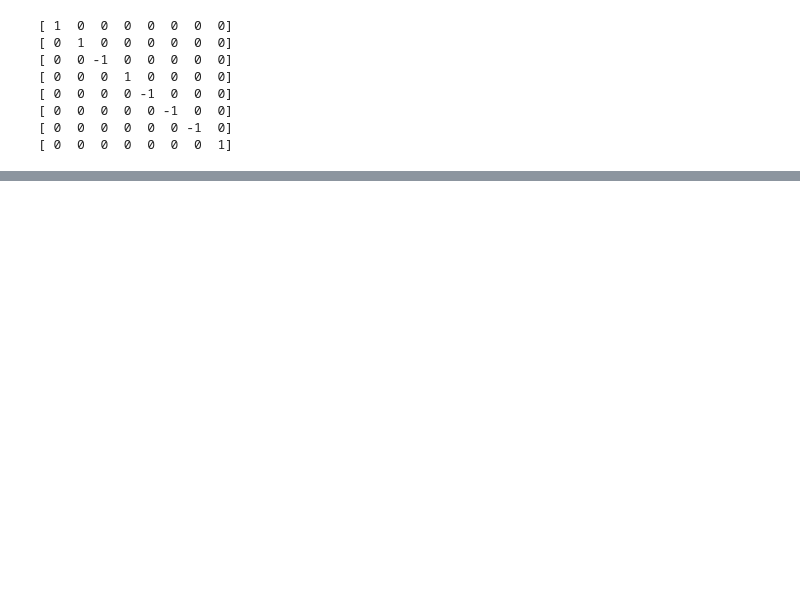
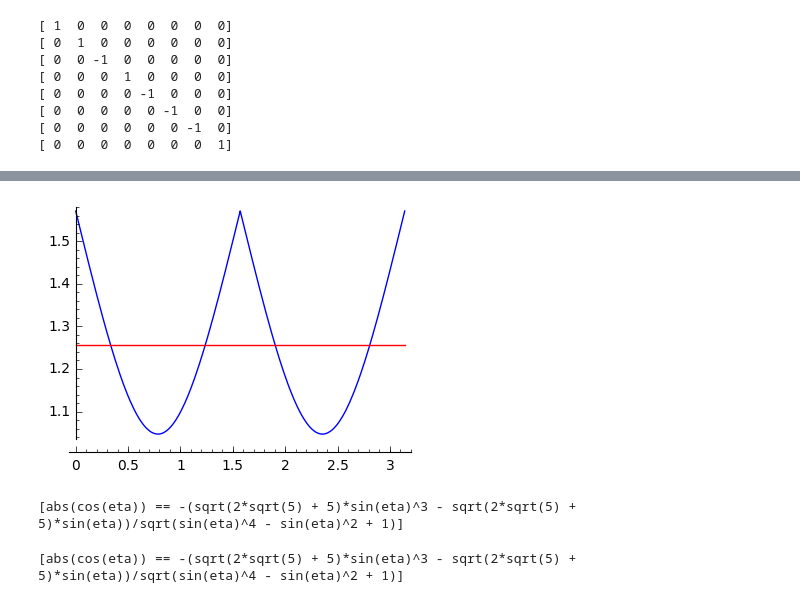
Before and after one commit to knappa/hardcore-3-interactions, a Jupyter notebook: representation.ipynb, the cells around one changed output, grey strips where cells are left out. Drawn from its saved outputs; the diff is of its cells as text; code cells hidden in the pictures; blank space fills up the shorter version.

```diff
--- a/representation.ipynb
+++ b/representation.ipynb
@@ -409,0 +378,15 @@ P.show(axes=False,figsize=6)
+# %%
+P  = plot(theta,(eta,0,pi),figsize=4)
+P += plot((pi/2)-pi/10,(eta,0,pi), color='red')
+
+P.show()
+# %% [output]
+[figure, added]
+# %%
+pretty_print( solve( theta.simplify_full() == pi/2-pi/10, eta) )
+# %% [output]
+[abs(cos(eta)) == -(sqrt(2*sqrt(5) + 5)*sin(eta)^3 - sqrt(2*sqrt(5) + 5)*sin(eta))/sqrt(sin(eta)^4 - sin(eta)^2 + 1)]
+# %%
+solve( theta.simplify_full() == pi/2-pi/10, eta)
+# %% [output]
+[abs(cos(eta)) == -(sqrt(2*sqrt(5) + 5)*sin(eta)^3 - sqrt(2*sqrt(5) + 5)*sin(eta))/sqrt(sin(eta)^4 - sin(eta)^2 + 1)]
```
Also changed, not shown: parts of 62 cells of this notebook, 1 other file.
